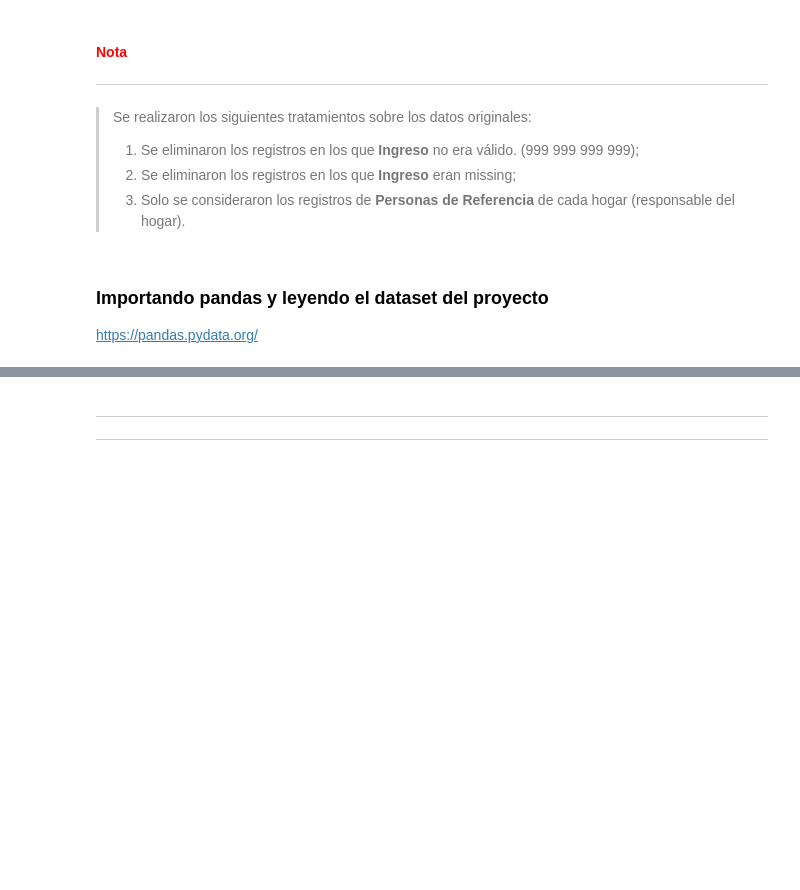
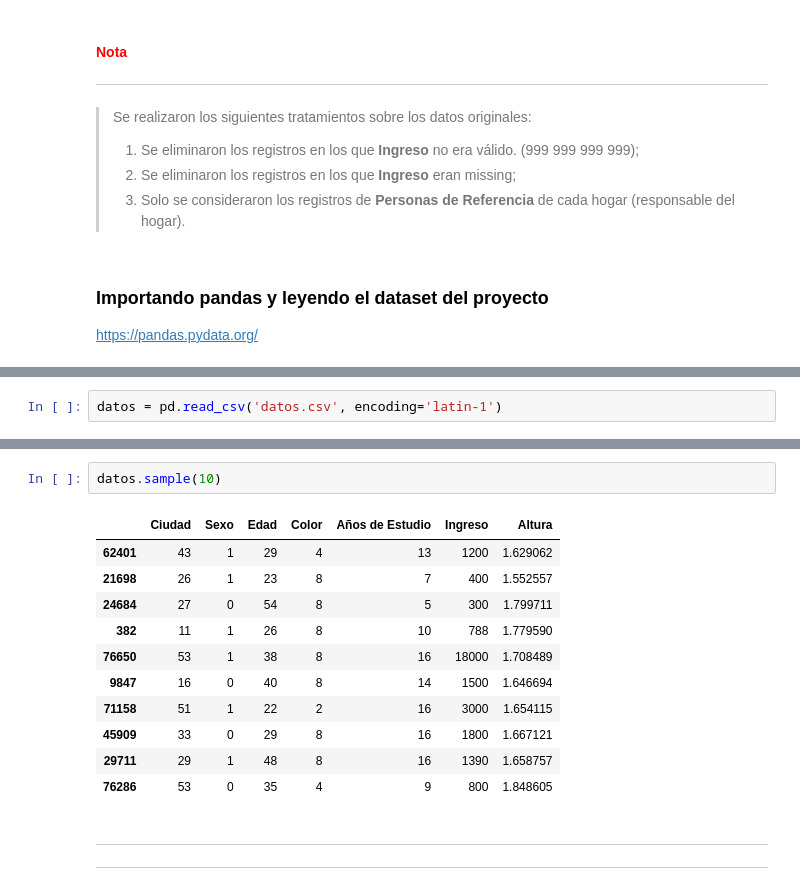
Before and after one commit to Maucho6340/1764-estadistica-con-python-probabilidad-y-muestreo, a Jupyter notebook: Curso_de_Etadística_Parte_2.ipynb, the cells around one changed output, grey strips where cells are left out. Saved outputs shown, nothing was run; the diff lists cells and outputs as text; blank space fills up the shorter version.

```diff
--- a/Curso_de_Etadística_Parte_2.ipynb
+++ b/Curso_de_Etadística_Parte_2.ipynb
@@ -127,0 +130,2 @@ https://pandas.pydata.org/
+# %%
+datos = pd.read_csv('datos.csv', encoding='latin-1')
@@ -128,3 +141,17 @@ https://pandas.pydata.org/
+# %%
+datos.sample(10)
+# %% [output]
+|  | Ciudad | Sexo | Edad | Color | Años de Estudio | Ingreso | Altura |
+| 62401 | 43 | 1 | 29 | 4 | 13 | 1200 | 1.629062 |
+| 21698 | 26 | 1 | 23 | 8 | 7 | 400 | 1.552557 |
+| 24684 | 27 | 0 | 54 | 8 | 5 | 300 | 1.799711 |
+| 382 | 11 | 1 | 26 | 8 | 10 | 788 | 1.779590 |
+| 76650 | 53 | 1 | 38 | 8 | 16 | 18000 | 1.708489 |
+| 9847 | 16 | 0 | 40 | 8 | 14 | 1500 | 1.646694 |
+| 71158 | 51 | 1 | 22 | 2 | 16 | 3000 | 1.654115 |
+| 45909 | 33 | 0 | 29 | 8 | 16 | 1800 | 1.667121 |
+| 29711 | 29 | 1 | 48 | 8 | 16 | 1390 | 1.658757 |
+| 76286 | 53 | 0 | 35 | 4 | 9 | 800 | 1.848605 |
 # %% [markdown]
 ---
 ---
```
Also changed, not shown: parts of 63 cells of this notebook.
